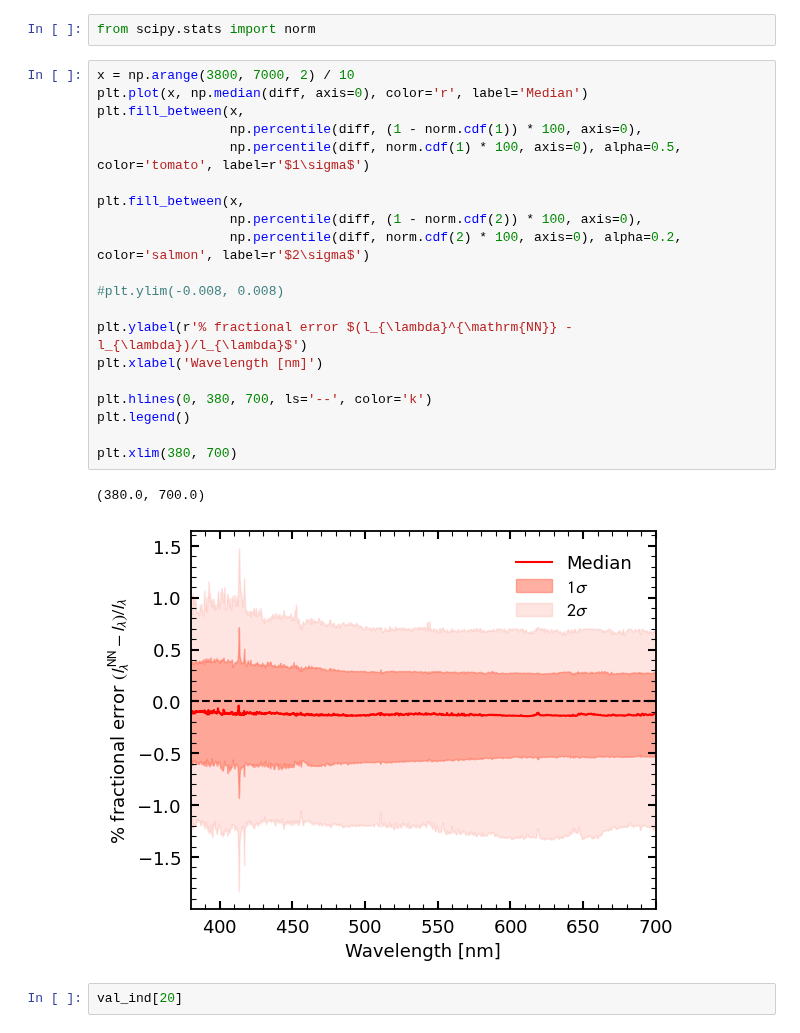
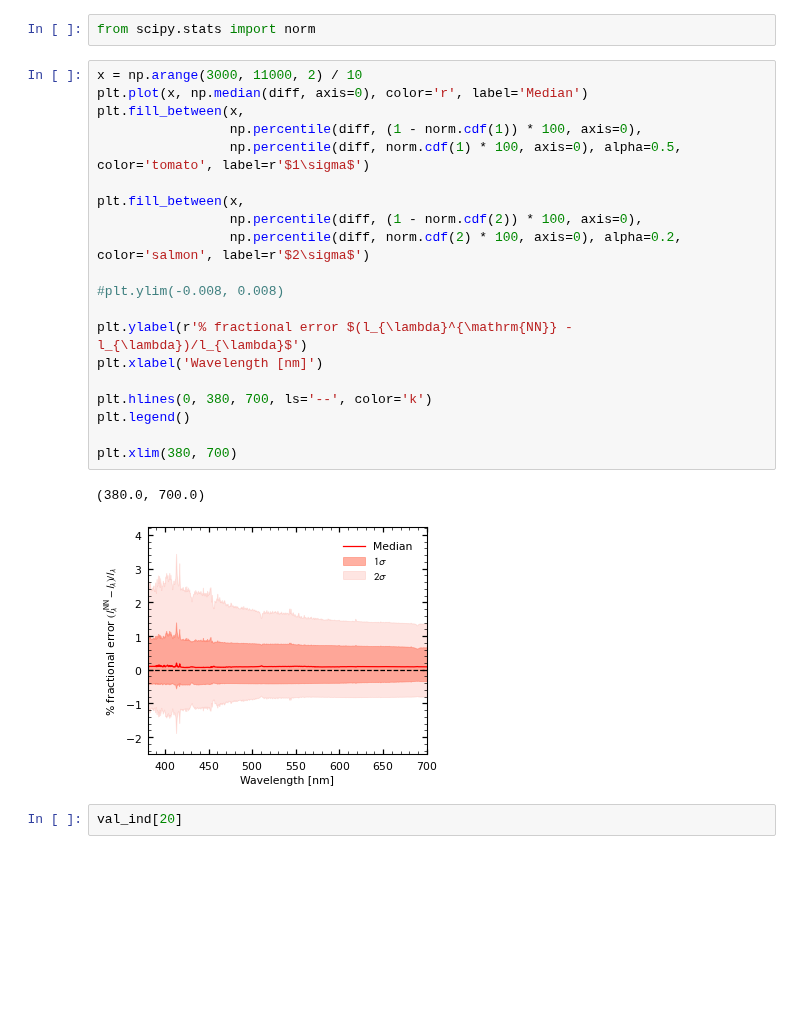
Before and after one commit to AstroJacobLi/popsed, a Jupyter notebook: notebooks/forward_model/NN_emulator.ipynb, the cells around one changed output. Saved outputs shown, nothing was run; the diff lists cells and outputs as text; blank space fills up the shorter version.

```diff
--- a/notebooks/forward_model/NN_emulator.ipynb
+++ b/notebooks/forward_model/NN_emulator.ipynb
@@ -101,28 +104,28 @@ diff = diff[val_ind]
 # %%
 from scipy.stats import norm
 # %%
-x = np.arange(3800, 7000, 2) / 10
+x = np.arange(3000, 11000, 2) / 10
 plt.plot(x, np.median(diff, axis=0), color='r', label='Median')
 plt.fill_between(x,
                  np.percentile(diff, (1 - norm.cdf(1)) * 100, axis=0),
                  np.percentile(diff, norm.cdf(1) * 100, axis=0), alpha=0.5, color='tomato', label=r'$1\sigma$')
 
 plt.fill_between(x,
                  np.percentile(diff, (1 - norm.cdf(2)) * 100, axis=0),
                  np.percentile(diff, norm.cdf(2) * 100, axis=0), alpha=0.2, color='salmon', label=r'$2\sigma$')
 
 #plt.ylim(-0.008, 0.008)
 
 plt.ylabel(r'% fractional error $(l_{\lambda}^{\mathrm{NN}} - l_{\lambda})/l_{\lambda}$')
 plt.xlabel('Wavelength [nm]')
 
 plt.hlines(0, 380, 700, ls='--', color='k')
 plt.legend()
 
 plt.xlim(380, 700)
 # %% [output]
 (380.0, 700.0)
-[figure, old version]
+[figure, new version]
 # %%
 val_ind[20]
 # %% [output]
```
Also changed, not shown: parts of 13 cells of this notebook, 3 other files.
